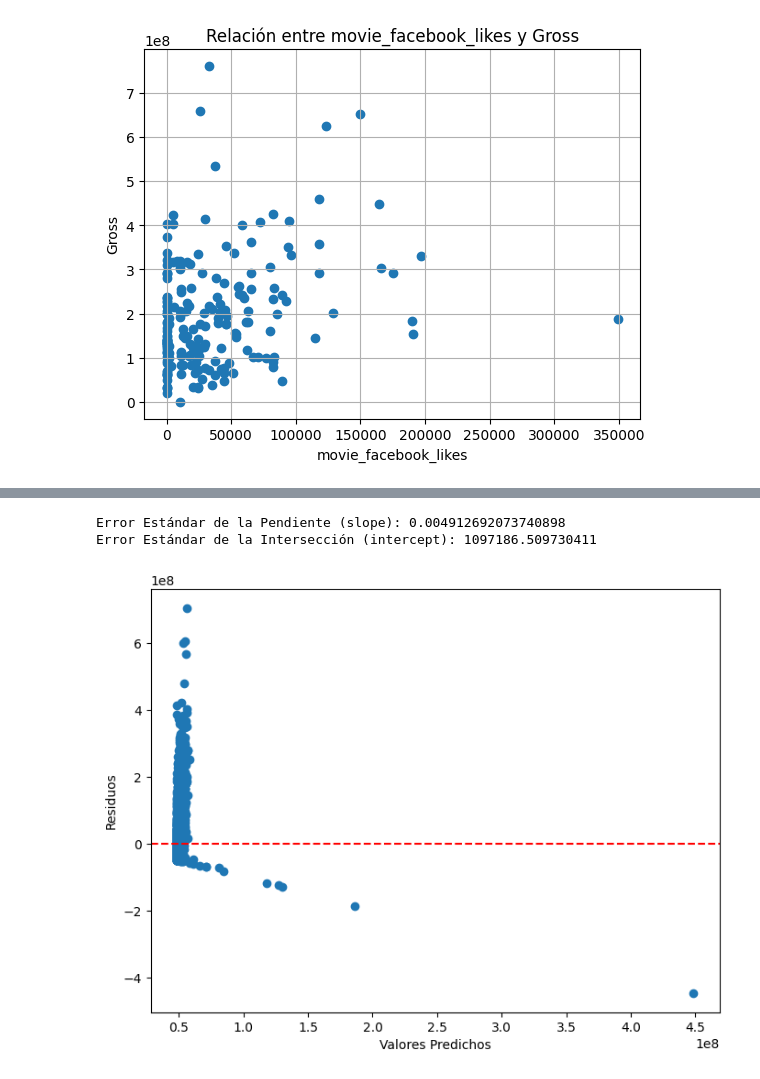
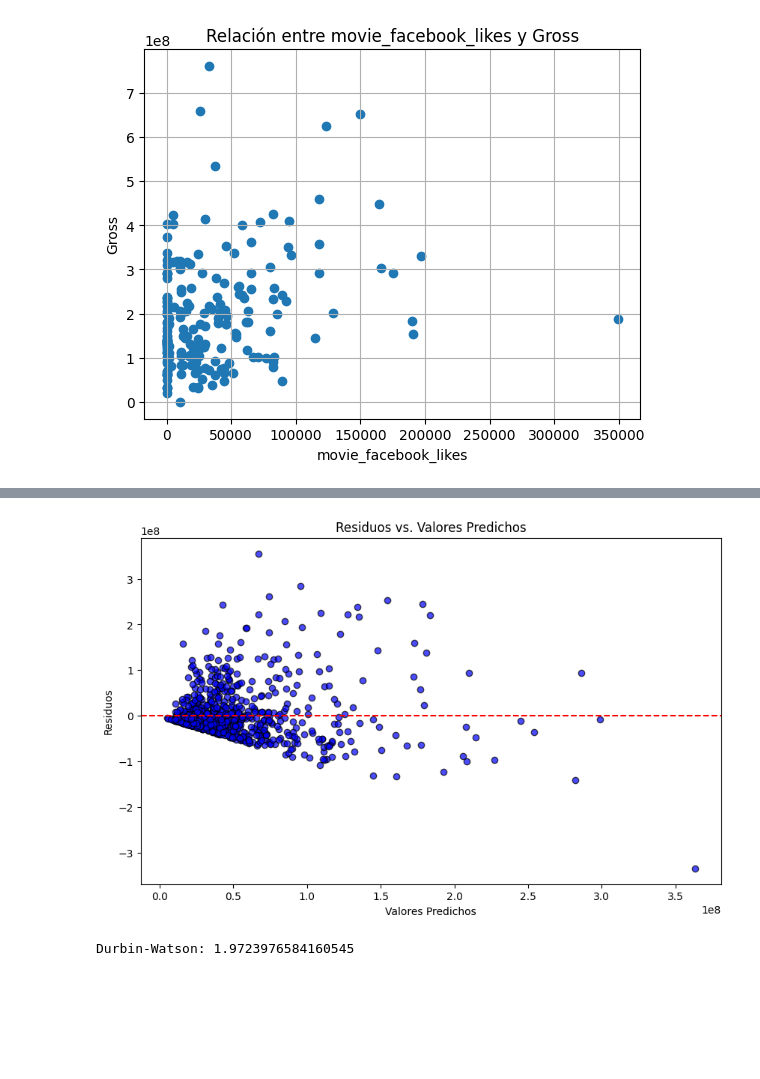
Before and after one commit to J-Vinasco/Project-1, a Jupyter notebook: MISIÓN_2.ipynb, the cells around one changed output, grey strips where cells are left out. Drawn from its saved outputs; the diff is of its cells as text; code cells hidden in the pictures; blank space fills up the shorter version.

```diff
--- a/MISIÓN_2.ipynb
+++ b/MISIÓN_2.ipynb
@@ -392,40 +388,38 @@ R² Score: 0.28258133262253704
-# %%
- # 2.3 Diagnóstico del modelo
-# Genera los gráficos de residuos vs. valores predichos y Q-Q plot.
-# Analiza si se cumplen los supuestos de linealidad, homoscedasticidad, independencia y normalidad de los errores.
-
-X = dataset2['budget'].values
-y = dataset2['gross'].values
-
-
-# Ajuste del modelo y predicciones
-slope, intercept, r_value, p_value, std_err = stats.linregress(X, y)
-y_pred = slope * X + intercept
-
-
-# Calcular SE de los residuales
-n = len(X)
-residuals = y - y_pred
-SE_residual = np.sqrt(np.sum(residuals**2) / (n - 2))
-
-
-# Calcular SE de la pendiente e intersección
-X_mean = np.mean(X)
-SE_slope = SE_residual / np.sqrt(np.sum((X - X_mean)**2))
-SE_intercept = SE_residual * np.sqrt(1/n + (X_mean**2) / np.sum((X - X_mean)**2))
-
-#Hacer Q-Q plot
-plt.figure(figsize=(8, 6))
-plt.scatter(y_pred, residuals)
-plt.axhline(y=0, color='r', linestyle='--')
-plt.xlabel('Valores Predichos')
-plt.ylabel('Residuos')
-
-
-# Resultados
-print("Error Estándar de la Pendiente (slope):", SE_slope)
-print("Error Estándar de la Intersección (intercept):", SE_intercept)
-# %% [output]
-Error Estándar de la Pendiente (slope): 0.004912692073740898
-Error Estándar de la Intersección (intercept): 1097186.509730411
-[figure, removed]
+# %%
+# Calcular los residuos (diferencia entre valores reales y predichos)
+residuos = y_test - y_pred
+
+# 1. Gráfico de residuos vs. valores predichos
+plt.figure(figsize=(10, 6))
+plt.scatter(y_pred, residuos, color='blue', edgecolors='k', alpha=0.7)
+plt.axhline(y=0, color='red', linestyle='--')
+plt.title('Residuos vs. Valores Predichos')
+plt.xlabel('Valores Predichos')
+plt.ylabel('Residuos')
+
+
+
+"""
+Con este gráfico se analiza si se cumple homoscedasticidad, se observan muchos valores juntos
+y algunosos separados que sugieren una varianza mayor,
+por lo que no se cumpliría homoscedasticidad para valores predichos más grandes
+
+"""
+plt.show()
+# %% [output]
+[figure, added]
+# %%
+# 2. Verificar Independencia de los Errores
+"""
+Calculamos el estadístico de Durbin-Watson para verificar la independencia de
+los errores. Un valor cercano a 2 indica independencia.
+"""
+
+dw_stat = sm.stats.durbin_watson(residuos)
+print("Durbin-Watson:", dw_stat)
+# Interpretación:
+# - Valor cercano a 2 indica independencia.
+# - Valor cercano a 0 sugiere autocorrelación positiva.
+# - Valor cercano a 4 sugiere autocorrelación negativa.
+# %% [output]
+Durbin-Watson: 1.9723976584160545
```
Also changed, not shown: parts of 7 cells of this notebook.
